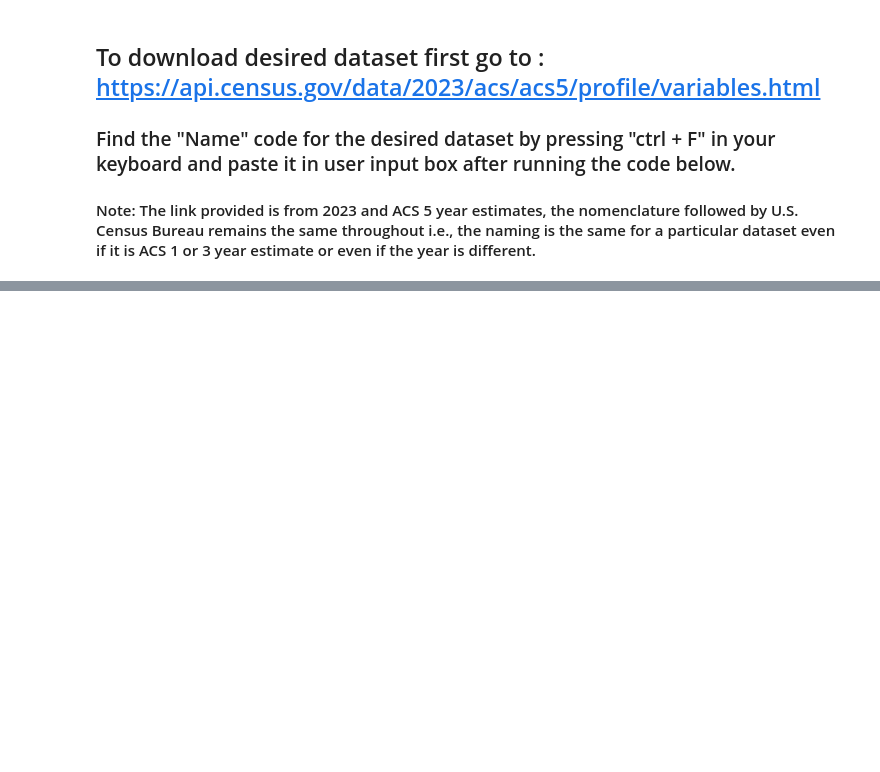
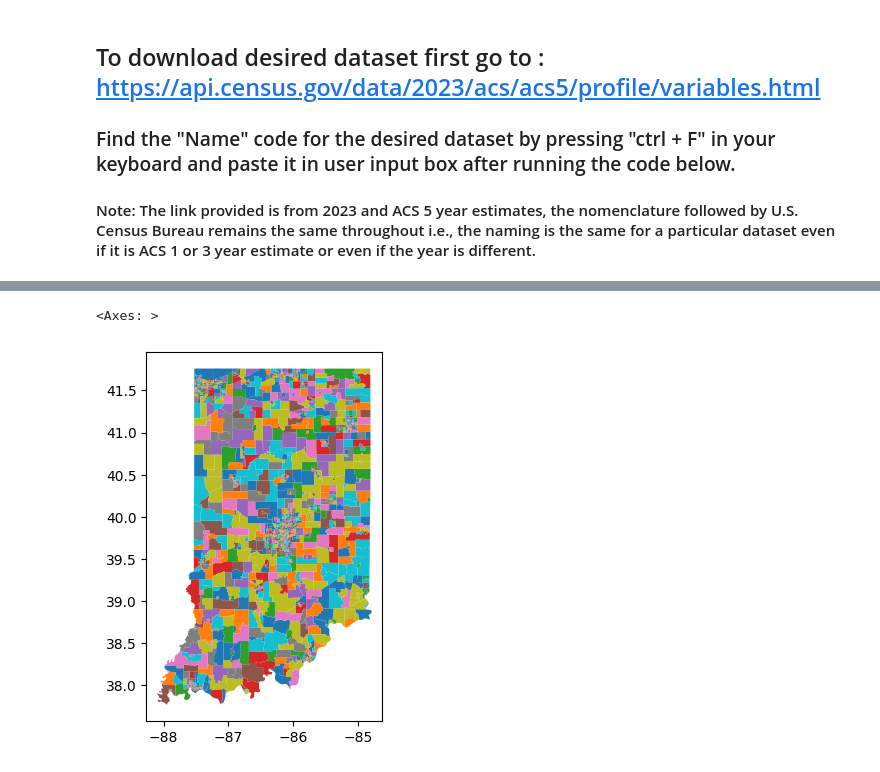
Before and after one commit to SpatialTurn/DataCollection-Notebooks, a Jupyter notebook: Census/CensusGeocodeAPI.ipynb, the cells around one changed output, grey strips where cells are left out. Cells and saved outputs as stored; diff of their text form; code cells hidden in the pictures; blank space fills up the shorter version.

```diff
--- a/Census/CensusGeocodeAPI.ipynb
+++ b/Census/CensusGeocodeAPI.ipynb
@@ -112,0 +449,5 @@ download_census_data()
+# %%
+merged_gdf.plot("DP04_0058E")
+# %% [output]
+<Axes: >
+[figure, added]
```
Also changed, not shown: parts of 25 cells of this notebook.
